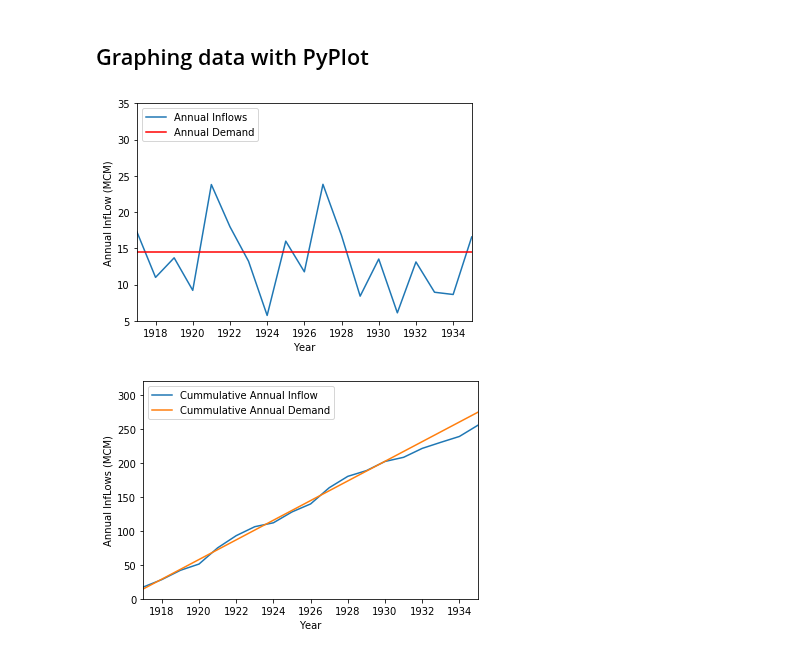
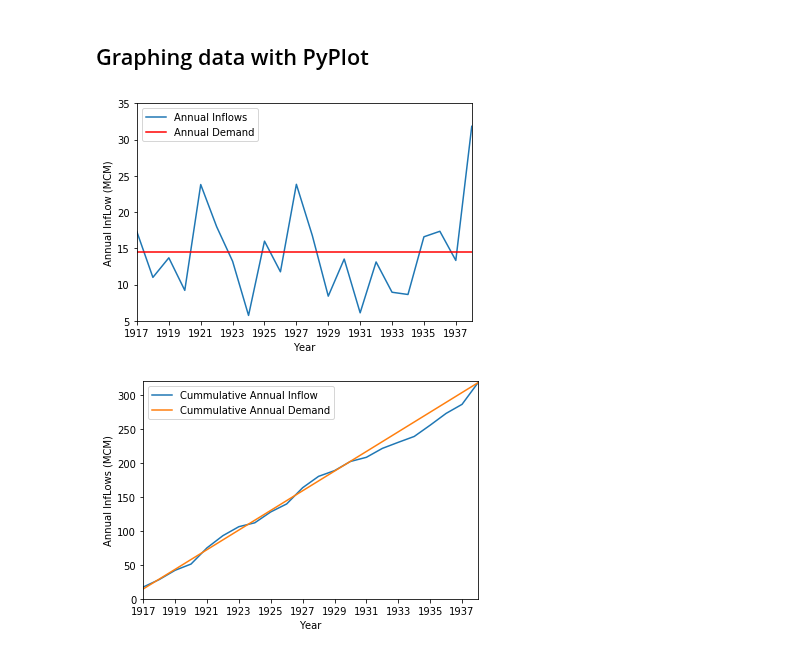
Before and after one commit to austinkinnrubin/ce114, a Jupyter notebook: CE114.ipynb, the cells around one changed output. Saved outputs shown, nothing was run; the diff lists cells and outputs as text; code cells hidden in the pictures.

```diff
--- a/CE114.ipynb
+++ b/CE114.ipynb
@@ -39,21 +39,23 @@ cumm_annual_demand = np.array([14.45545455,28.91090909,43.36636364,57.82181818,7
 # %%
 plt.plot(year,annual_inflow, label='Annual Inflows')
 mean = np.average(annual_inflow)
 plt.axhline(mean, c='red', label='Annual Demand')
-plt.axis([1917,1935,5,35])
+plt.axis([1917,1938,5,35])
 plt.ylabel('Annual InfLow (MCM)')
 plt.xlabel('Year')
 plt.legend(loc='upper left')
+plt.xticks(np.arange(min(year), max(year), 2.0))
 plt.show()
 # %% [output]
-[figure, old version]
+[figure, new version]
 # %%
 plt.plot(year, cumm_annual_inflow, label='Cummulative Annual Inflow')
 plt.plot(year, cumm_annual_demand, label='Cummulative Annual Demand')
-plt.axis([1917,1935,0,320])
+plt.axis([1917,1938,0,320])
 plt.ylabel('Annual InfLows (MCM)')
 plt.xlabel('Year')
 plt.legend(loc='upper left')
+plt.xticks(np.arange(min(year), max(year), 2.0))
 plt.show()
 # %% [output]
-[figure, old version]
+[figure, new version]
```
